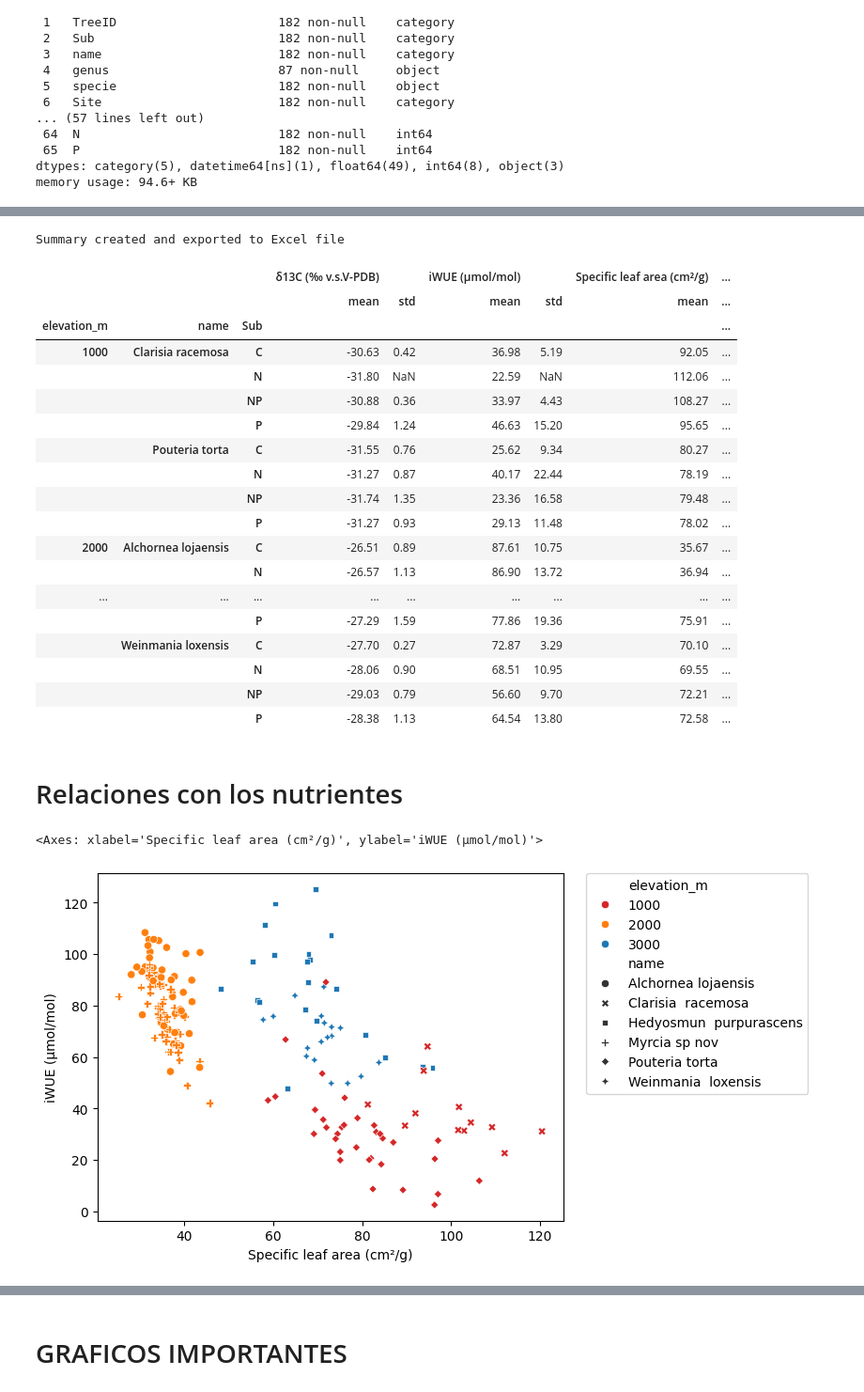
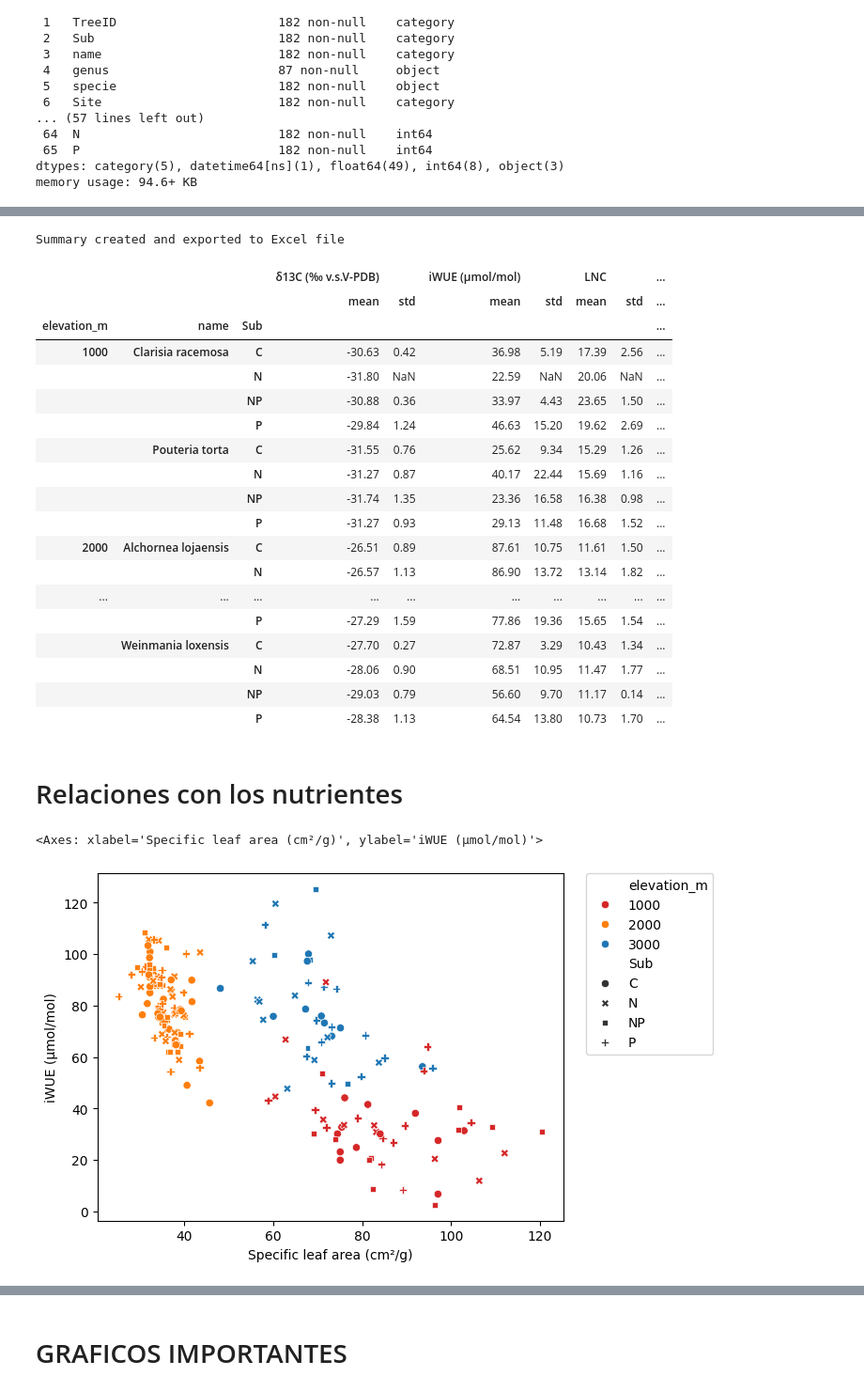
Before and after one commit to ajchavez94/NUMEX_preliminar, a Jupyter notebook: Preliminar.ipynb, the cells around one changed output, grey strips where cells are left out. Shown at 94% size. Saved outputs shown, nothing was run; the diff lists cells and outputs as text; code cells hidden in the pictures.

```diff
--- a/Preliminar.ipynb
+++ b/Preliminar.ipynb
@@ -69,7 +69,7 @@ iWUE = "iWUE (μmol/mol)"
 
 def table_summary(df):
     """This code do the last cleaning up of my database"""
-    main = ["name","Sub","elevation_m",named13C_cellulose,iWUE,SLA,"LCC","LNC","LPC","N:P","C:N"]
+    main = ["name","Sub","elevation_m",named13C_cellulose,iWUE,"LNC","LPC","LCC","N_area","P_area","N:P","C:N","LMA g/m2"]
     secondary = ["name","Sub","elevation_m",named13C_cellulose,iWUE,SLA,"C_area","N_area","P_area"]
     data = df[main]
    # columskeep = []
@@ -91,54 +91,54 @@ def table_summary(df):
 table_summary(data) #HELP Define que necesitamos
 # %% [output]
 Summary created and exported to Excel file
-|  |  |  | δ13C (‰ v.s.V-PDB) |  | iWUE (μmol/mol) |  | Specific leaf area (cm²/g) | ... |
-|  |  |  | mean | std | mean | std | mean | ... |
-| elevation_m | name | Sub |  |  |  |  |  | ... |
-| 1000 | Clarisia racemosa | C | -30.63 | 0.42 | 36.98 | 5.19 | 92.05 | ... |
-|  |  | N | -31.80 | NaN | 22.59 | NaN | 112.06 | ... |
-|  |  | NP | -30.88 | 0.36 | 33.97 | 4.43 | 108.27 | ... |
-|  |  | P | -29.84 | 1.24 | 46.63 | 15.20 | 95.65 | ... |
-|  | Pouteria torta | C | -31.55 | 0.76 | 25.62 | 9.34 | 80.27 | ... |
-|  |  | N | -31.27 | 0.87 | 40.17 | 22.44 | 78.19 | ... |
-|  |  | NP | -31.74 | 1.35 | 23.36 | 16.58 | 79.48 | ... |
-|  |  | P | -31.27 | 0.93 | 29.13 | 11.48 | 78.02 | ... |
-| 2000 | Alchornea lojaensis | C | -26.51 | 0.89 | 87.61 | 10.75 | 35.67 | ... |
-|  |  | N | -26.57 | 1.13 | 86.90 | 13.72 | 36.94 | ... |
-| ... | ... | ... | ... | ... | ... | ... | ... | ... |
-|  |  | P | -27.29 | 1.59 | 77.86 | 19.36 | 75.91 | ... |
-|  | Weinmania loxensis | C | -27.70 | 0.27 | 72.87 | 3.29 | 70.10 | ... |
-|  |  | N | -28.06 | 0.90 | 68.51 | 10.95 | 69.55 | ... |
-|  |  | NP | -29.03 | 0.79 | 56.60 | 9.70 | 72.21 | ... |
-|  |  | P | -28.38 | 1.13 | 64.54 | 13.80 | 72.58 | ... |
+|  |  |  | δ13C (‰ v.s.V-PDB) |  | iWUE (μmol/mol) |  | LNC |  | ... |
+|  |  |  | mean | std | mean | std | mean | std | ... |
+| elevation_m | name | Sub |  |  |  |  |  |  | ... |
+| 1000 | Clarisia racemosa | C | -30.63 | 0.42 | 36.98 | 5.19 | 17.39 | 2.56 | ... |
+|  |  | N | -31.80 | NaN | 22.59 | NaN | 20.06 | NaN | ... |
+|  |  | NP | -30.88 | 0.36 | 33.97 | 4.43 | 23.65 | 1.50 | ... |
+|  |  | P | -29.84 | 1.24 | 46.63 | 15.20 | 19.62 | 2.69 | ... |
+|  | Pouteria torta | C | -31.55 | 0.76 | 25.62 | 9.34 | 15.29 | 1.26 | ... |
+|  |  | N | -31.27 | 0.87 | 40.17 | 22.44 | 15.69 | 1.16 | ... |
+|  |  | NP | -31.74 | 1.35 | 23.36 | 16.58 | 16.38 | 0.98 | ... |
+|  |  | P | -31.27 | 0.93 | 29.13 | 11.48 | 16.68 | 1.52 | ... |
+| 2000 | Alchornea lojaensis | C | -26.51 | 0.89 | 87.61 | 10.75 | 11.61 | 1.50 | ... |
+|  |  | N | -26.57 | 1.13 | 86.90 | 13.72 | 13.14 | 1.82 | ... |
+| ... | ... | ... | ... | ... | ... | ... | ... | ... | ... |
+|  |  | P | -27.29 | 1.59 | 77.86 | 19.36 | 15.65 | 1.54 | ... |
+|  | Weinmania loxensis | C | -27.70 | 0.27 | 72.87 | 3.29 | 10.43 | 1.34 | ... |
+|  |  | N | -28.06 | 0.90 | 68.51 | 10.95 | 11.47 | 1.77 | ... |
+|  |  | NP | -29.03 | 0.79 | 56.60 | 9.70 | 11.17 | 0.14 | ... |
+|  |  | P | -28.38 | 1.13 | 64.54 | 13.80 | 10.73 | 1.70 | ... |
 # %% [markdown]
 # Relaciones con los nutrientes
 # %%
 def  scatter_elev_shape(df,trait,var):
 
  color_map = {
     1000: "tab:red",
     2000: "tab:orange",
     3000: "tab:blue"
     }
 
  colors = df["elevation_m"].map(color_map)
  figsize=(6.5,6.5)
- fig = sns.scatterplot(data= df, x=trait, y=var, hue="elevation_m",palette= color_map,style="name",          # forma (shape)
+ fig = sns.scatterplot(data= df, x=trait, y=var, hue="elevation_m",palette= color_map,style="Sub",          # forma (shape)
     markers=True  )  #legend=True)
 
  plt.legend(
     bbox_to_anchor=(1.05, 1),  # mueve la leyenda fuera
     loc='upper left',
     borderaxespad=0.
   )
  return fig
 #set_title('Total')
 #set_xlabel(trait)
 
 scatter_elev_shape(data,SLA,iWUE)
 #scatter_elev_shape(data,LNC,iWUE)
 #scatter_elev_shape(data,LPC,iWUE)
 # %% [output]
 <Axes: xlabel='Specific leaf area (cm²/g)', ylabel='iWUE (μmol/mol)'>
-[figure, old version]
+[figure, new version]
 # %%
```
Also changed, not shown: parts of 9 cells of this notebook, 37 other files.
